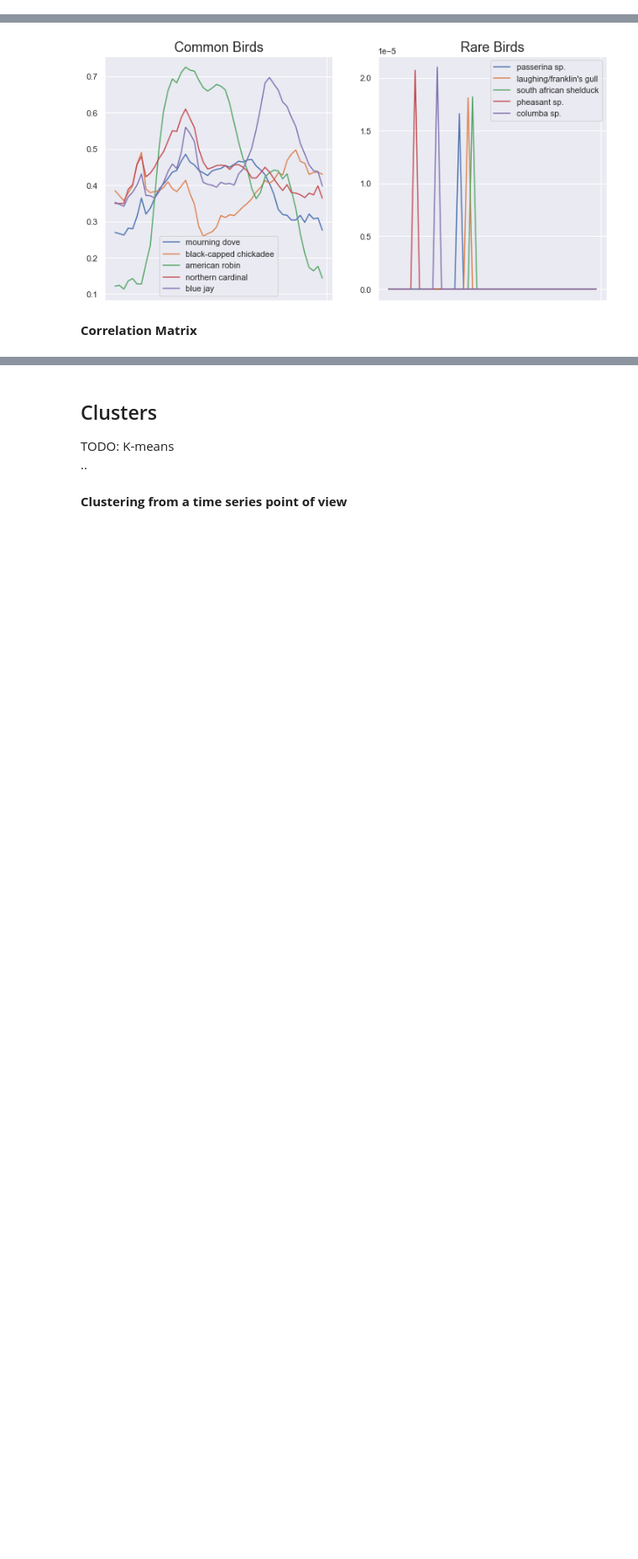
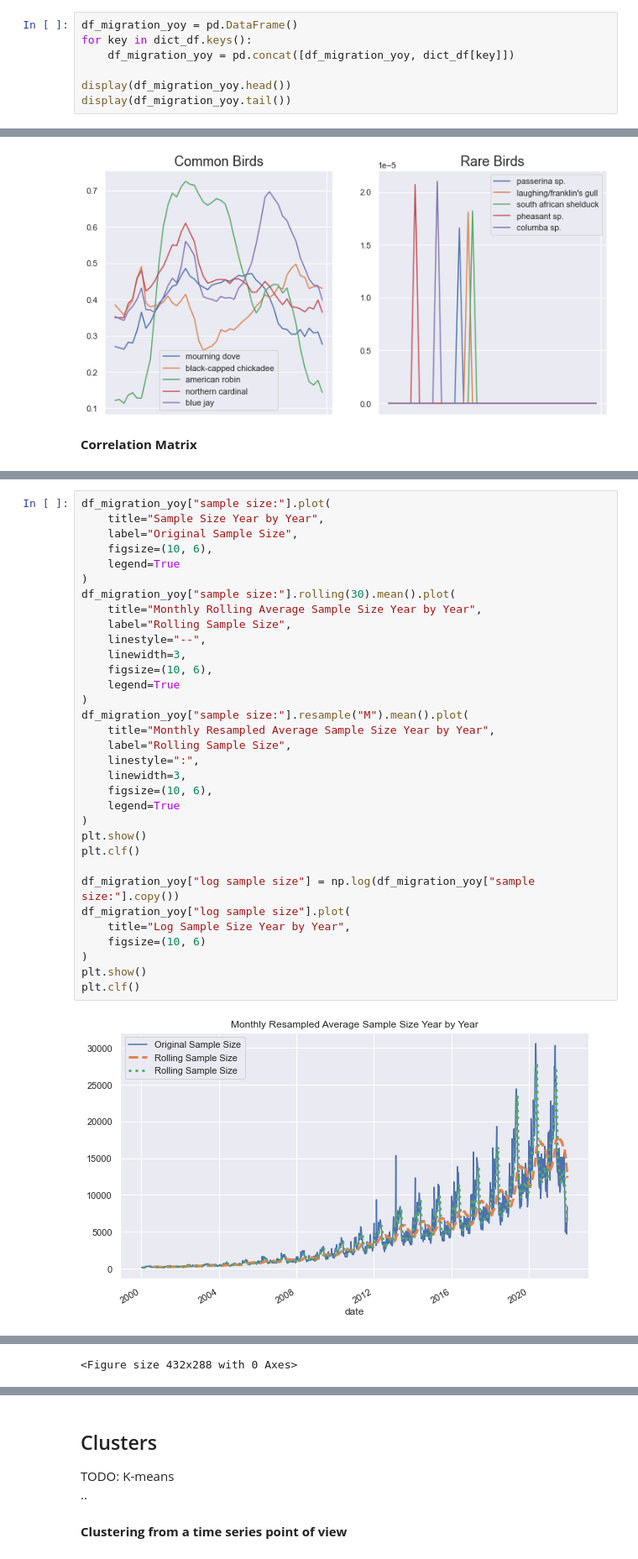
Before and after one commit to ChopinYan/birds-migration, a Jupyter notebook: migration_statistics.ipynb, the cells around one changed output, grey strips where cells are left out. Shown: that part at 84% size. Drawn from its saved outputs; the diff is of its cells as text; blank space fills up the shorter version.

```diff
--- a/migration_statistics.ipynb
+++ b/migration_statistics.ipynb
@@ -153,0 +143,7 @@ dict_df["2000_2001"].head()
+# %%
+df_migration_yoy = pd.DataFrame()
+for key in dict_df.keys():
+    df_migration_yoy = pd.concat([df_migration_yoy, dict_df[key]])
+
+display(df_migration_yoy.head())
+display(df_migration_yoy.tail())
@@ -268,0 +298,35 @@ plt.show()
+# %%
+df_migration_yoy["sample size:"].plot(
+    title="Sample Size Year by Year",
+    label="Original Sample Size",
+    figsize=(10, 6),
+    legend=True
+)
+df_migration_yoy["sample size:"].rolling(30).mean().plot(
+    title="Monthly Rolling Average Sample Size Year by Year",
+    label="Rolling Sample Size",
+    linestyle="--",
+    linewidth=3,
+    figsize=(10, 6),
+    legend=True
+)
+df_migration_yoy["sample size:"].resample("M").mean().plot(
+    title="Monthly Resampled Average Sample Size Year by Year",
+    label="Rolling Sample Size",
+    linestyle=":",
+    linewidth=3,
+    figsize=(10, 6),
+    legend=True
+)
+plt.show()
+plt.clf()
+
+df_migration_yoy["log sample size"] = np.log(df_migration_yoy["sample size:"].copy())
+df_migration_yoy["log sample size"].plot(
+    title="Log Sample Size Year by Year",
+    figsize=(10, 6)
+)
+plt.show()
+plt.clf()
+# %% [output]
+[figure, added]
@@ -268,0 +334 @@ plt.show()
+<Figure size 432x288 with 0 Axes>
```
Also changed, not shown: parts of 43 cells of this notebook.
